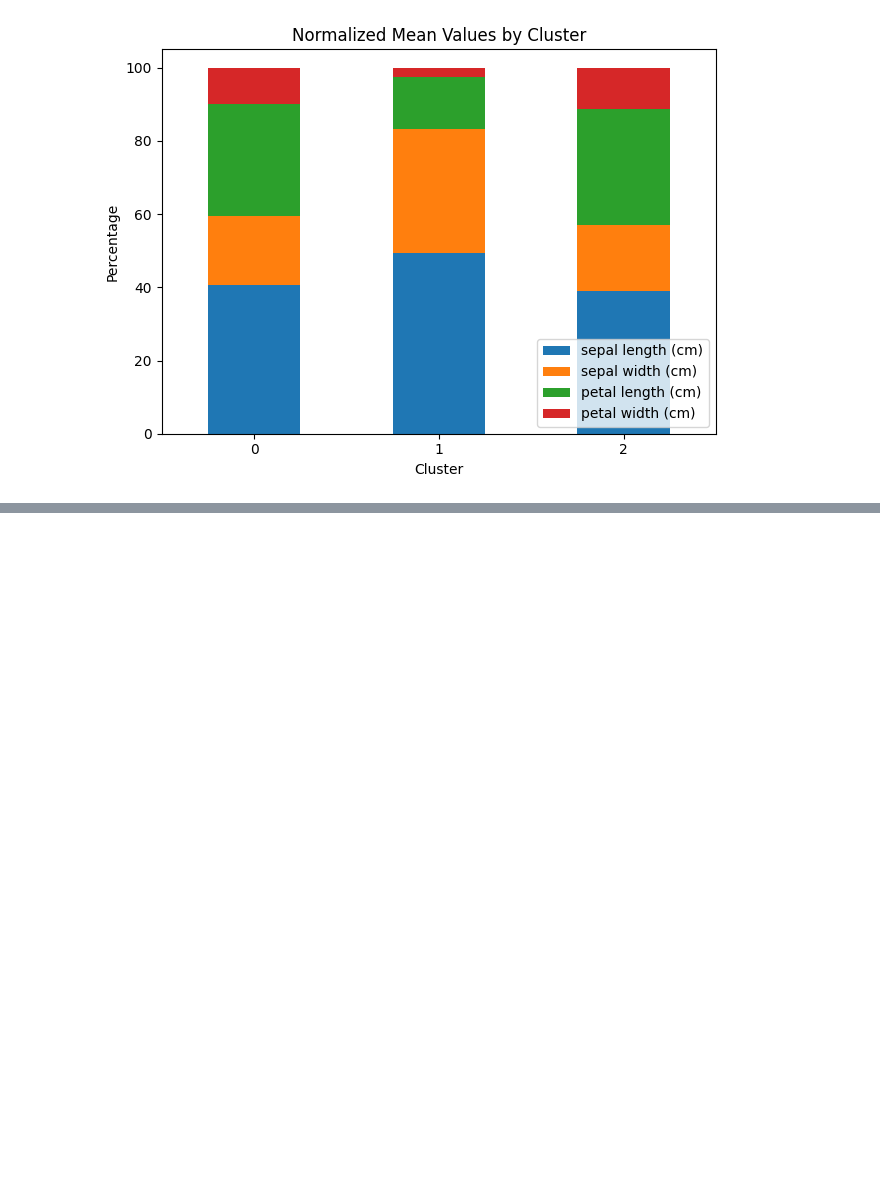
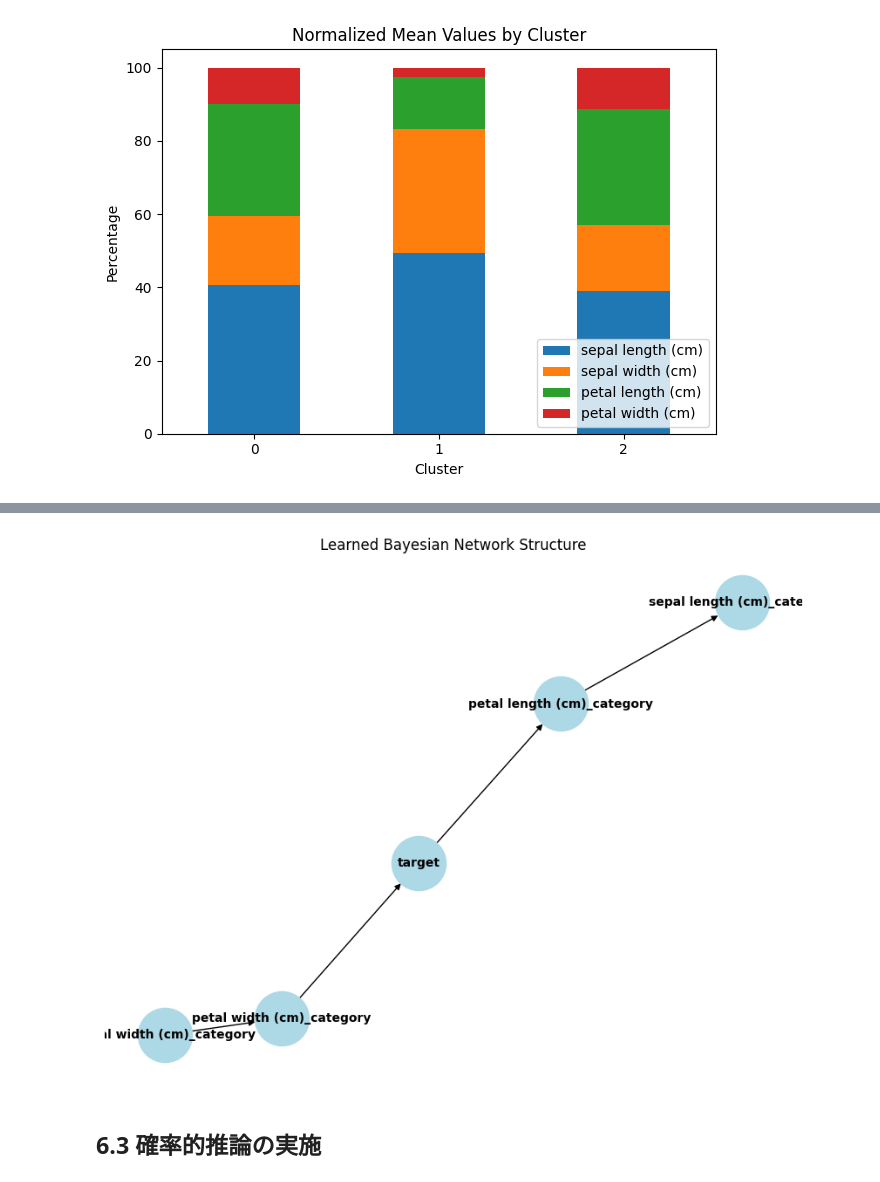
Before and after one commit to smzn/2023datascience_class, a Jupyter notebook: load_iris.ipynb, the cells around one changed output, grey strips where cells are left out. Drawn from its saved outputs; the diff is of its cells as text; code cells hidden in the pictures; blank space fills up the shorter version.

```diff
--- a/load_iris.ipynb
+++ b/load_iris.ipynb
@@ -527,0 +644,22 @@ plt.show()
+# %%
+from pgmpy.models import BayesianModel
+from pgmpy.estimators import HillClimbSearch, BicScore
+from pgmpy.estimators import MaximumLikelihoodEstimator
+
+# BICスコアを用いたヒルクライミング検索を初期化
+hc = HillClimbSearch(df_discrete)
+
+# BICスコアを指定して最適なモデル構造を推定
+best_model = hc.estimate(scoring_method=BicScore(df_discrete))
+print("Best model structure:", best_model.edges())
+
+# モデルの初期化
+model = BayesianModel(best_model.edges())
+
+# パラメータ学習（最尤推定法を使用）
+model.fit(df_discrete, estimator=MaximumLikelihoodEstimator)
+
+# 学習された条件付き確率表（CPT）の表示
+for cpd in model.get_cpds():
+    print("CPD of {variable}:".format(variable=cpd.variable))
+    print(cpd)
@@ -527,0 +693,20 @@ plt.show()
+# %%
+import networkx as nx
+import matplotlib.pyplot as plt
+
+# 学習されたベイジアンネットワークのエッジを取得
+edges = best_model.edges()
+
+# ベイジアンネットワークのグラフオブジェクトを作成
+G = nx.DiGraph(edges)
+
+# グラフの描画
+plt.figure(figsize=(8, 6))
+pos = nx.spring_layout(G)  # ノードの配置アルゴリズムを指定
+nx.draw(G, pos, with_labels=True, arrows=True, node_size=2000, node_color="lightblue", font_size=10, font_weight="bold")
+plt.title("Learned Bayesian Network Structure")
+plt.show()
+# %% [output]
+[figure, added]
+# %% [markdown]
+## 6.3 確率的推論の実施
```
Also changed, not shown: parts of 13 cells of this notebook.
